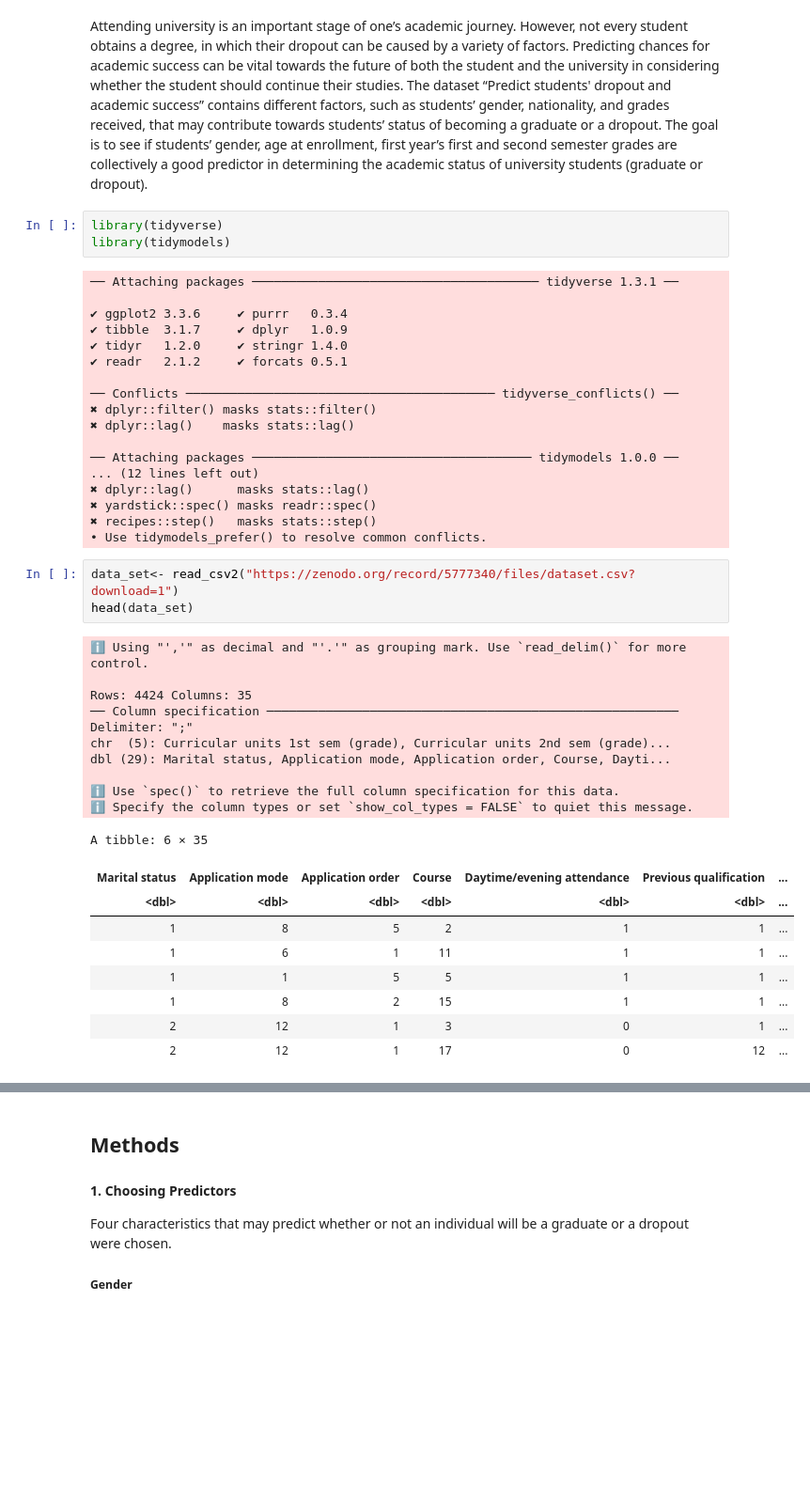
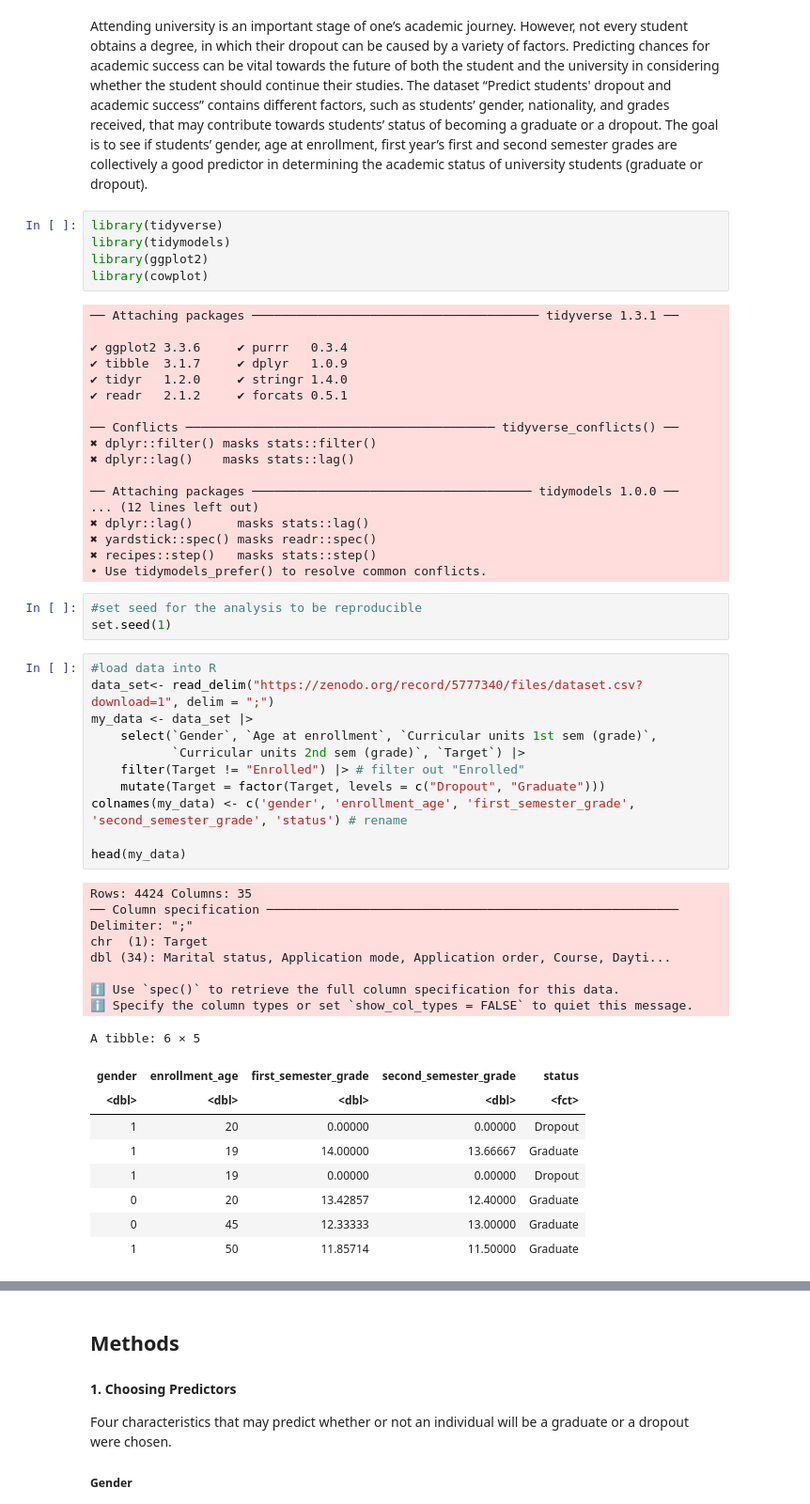
Before and after one commit to ekang27kc/dsci100-2023-T2-Group01-project, a Jupyter notebook: Project_Proposal.ipynb, the cells around one changed output, grey strips where cells are left out. Shown at 94% size. Drawn from its saved outputs; the diff is of its cells as text; blank space fills up the shorter version.

```diff
--- a/Project_Proposal.ipynb
+++ b/Project_Proposal.ipynb
@@ -6,6 +6,8 @@ Attending university is an important stage of one’s academic journey. However,
 # %%
 library(tidyverse)
 library(tidymodels)
+library(ggplot2)
+library(cowplot)
 # %% [output]
 ── Attaching packages ─────────────────────────────────────── tidyverse 1.3.1 ──
 
@@ -24,26 +26,35 @@ library(tidymodels)
 ✖ yardstick::spec() masks readr::spec()
 ✖ recipes::step()   masks stats::step()
 • Use tidymodels_prefer() to resolve common conflicts.
+# %%
+#set seed for the analysis to be reproducible
+set.seed(1)
 # %%
-data_set<- read_csv2("https://zenodo.org/record/5777340/files/dataset.csv?download=1")
-head(data_set)
+#load data into R
+data_set<- read_delim("https://zenodo.org/record/5777340/files/dataset.csv?download=1", delim = ";")
+my_data <- data_set |>
+    select(`Gender`, `Age at enrollment`, `Curricular units 1st sem (grade)`,
+           `Curricular units 2nd sem (grade)`, `Target`) |>
+    filter(Target != "Enrolled") |> # filter out "Enrolled"
+    mutate(Target = factor(Target, levels = c("Dropout", "Graduate")))
+colnames(my_data) <- c('gender', 'enrollment_age', 'first_semester_grade', 'second_semester_grade', 'status') # rename
+
+head(my_data)
 # %% [output]
-ℹ Using "','" as decimal and "'.'" as grouping mark. Use `read_delim()` for more control.
-
 Rows: 4424 Columns: 35
 ── Column specification ────────────────────────────────────────────────────────
 Delimiter: ";"
-chr  (5): Curricular units 1st sem (grade), Curricular units 2nd sem (grade)...
-dbl (29): Marital status, Application mode, Application order, Course, Dayti...
+chr  (1): Target
+dbl (34): Marital status, Application mode, Application order, Course, Dayti...
 
 ℹ Use `spec()` to retrieve the full column specification for this data.
 ℹ Specify the column types or set `show_col_types = FALSE` to quiet this message.
-A tibble: 6 × 35
+A tibble: 6 × 5
-| Marital status | Application mode | Application order | Course | Daytime/evening attendance | Previous qualification | ... |
-| <dbl> | <dbl> | <dbl> | <dbl> | <dbl> | <dbl> | ... |
-| 1 | 8 | 5 | 2 | 1 | 1 | ... |
-| 1 | 6 | 1 | 11 | 1 | 1 | ... |
-| 1 | 1 | 5 | 5 | 1 | 1 | ... |
-| 1 | 8 | 2 | 15 | 1 | 1 | ... |
-| 2 | 12 | 1 | 3 | 0 | 1 | ... |
-| 2 | 12 | 1 | 17 | 0 | 12 | ... |
+| gender | enrollment_age | first_semester_grade | second_semester_grade | status |
+| <dbl> | <dbl> | <dbl> | <dbl> | <fct> |
+| 1 | 20 | 0.00000 | 0.00000 | Dropout |
+| 1 | 19 | 14.00000 | 13.66667 | Graduate |
+| 1 | 19 | 0.00000 | 0.00000 | Dropout |
+| 0 | 20 | 13.42857 | 12.40000 | Graduate |
+| 0 | 45 | 12.33333 | 13.00000 | Graduate |
+| 1 | 50 | 11.85714 | 11.50000 | Graduate |
```
Also changed, not shown: parts of 6 cells of this notebook.
